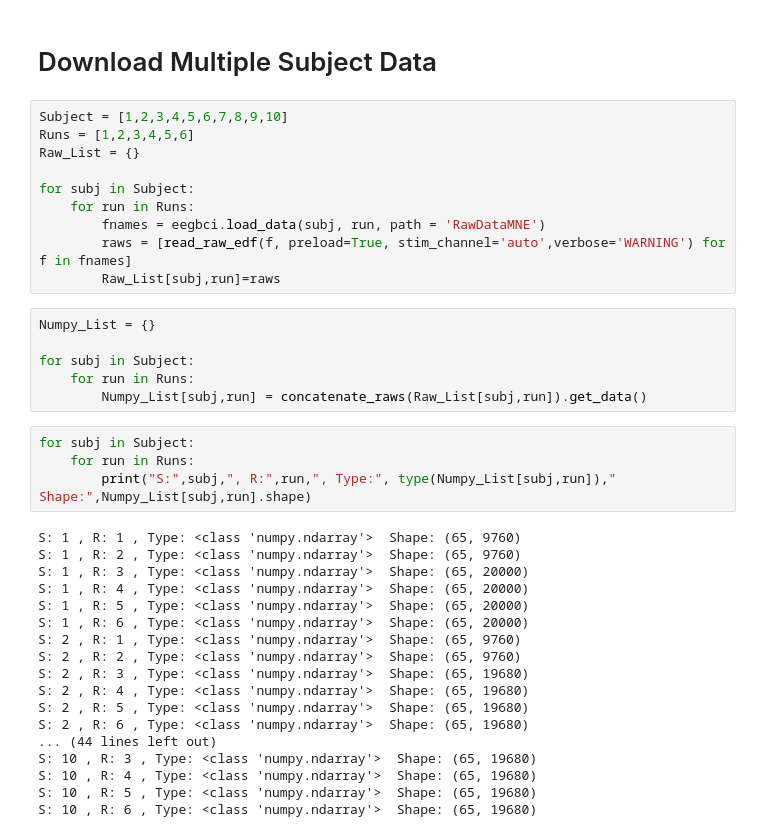
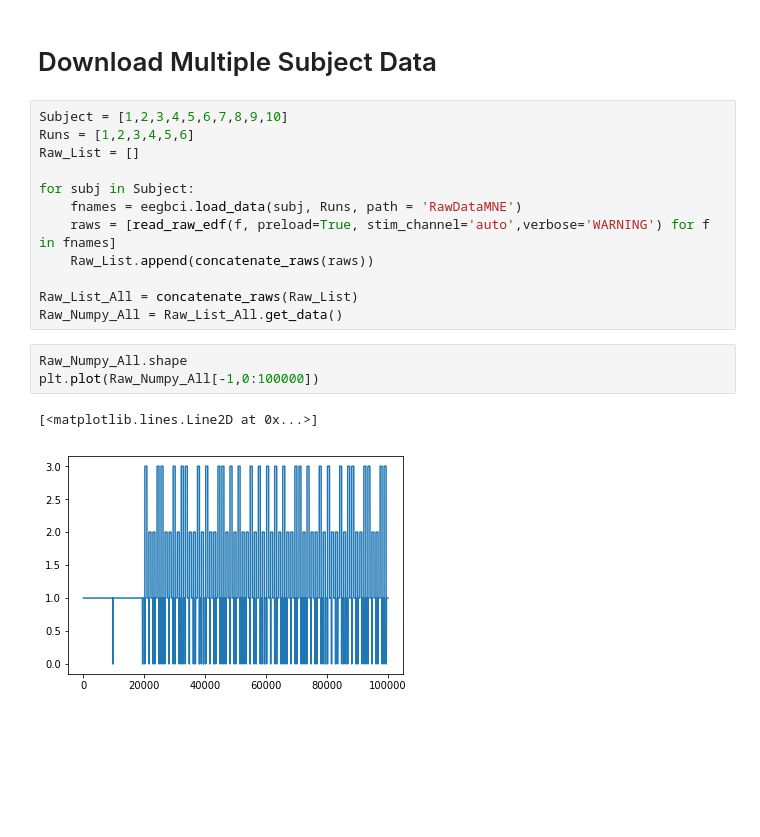
Before and after one commit to jpenalve/MLcourseProject, a Jupyter notebook: ProjectCode/Main.ipynb, the cells around one changed output. Drawn from its saved outputs; the diff is of its cells as text; blank space fills up the shorter version.

Commit message:
Converted dictionaries to Lists. Concatenated all data (subjects x runs)

```diff
--- a/ProjectCode/Main.ipynb
+++ b/ProjectCode/Main.ipynb
@@ -60,38 +60,18 @@ Type: <class 'numpy.ndarray'>  Shape: (65, 60000)
 # %%
 Subject = [1,2,3,4,5,6,7,8,9,10]
 Runs = [1,2,3,4,5,6]
-Raw_List = {}
+Raw_List = []
 
 for subj in Subject:
-    for run in Runs:
-        fnames = eegbci.load_data(subj, run, path = 'RawDataMNE')
-        raws = [read_raw_edf(f, preload=True, stim_channel='auto',verbose='WARNING') for f in fnames]
-        Raw_List[subj,run]=raws
+    fnames = eegbci.load_data(subj, Runs, path = 'RawDataMNE')
+    raws = [read_raw_edf(f, preload=True, stim_channel='auto',verbose='WARNING') for f in fnames]
+    Raw_List.append(concatenate_raws(raws))
+
+Raw_List_All = concatenate_raws(Raw_List)
+Raw_Numpy_All = Raw_List_All.get_data()
-# %%
-Numpy_List = {}
-
-for subj in Subject:
-    for run in Runs:
-        Numpy_List[subj,run] = concatenate_raws(Raw_List[subj,run]).get_data()
-# %%
-for subj in Subject:
-    for run in Runs:
-        print("S:",subj,", R:",run,", Type:", type(Numpy_List[subj,run])," Shape:",Numpy_List[subj,run].shape)
-# %% [output]
-S: 1 , R: 1 , Type: <class 'numpy.ndarray'>  Shape: (65, 9760)
-S: 1 , R: 2 , Type: <class 'numpy.ndarray'>  Shape: (65, 9760)
-S: 1 , R: 3 , Type: <class 'numpy.ndarray'>  Shape: (65, 20000)
-S: 1 , R: 4 , Type: <class 'numpy.ndarray'>  Shape: (65, 20000)
-S: 1 , R: 5 , Type: <class 'numpy.ndarray'>  Shape: (65, 20000)
-S: 1 , R: 6 , Type: <class 'numpy.ndarray'>  Shape: (65, 20000)
-S: 2 , R: 1 , Type: <class 'numpy.ndarray'>  Shape: (65, 9760)
-S: 2 , R: 2 , Type: <class 'numpy.ndarray'>  Shape: (65, 9760)
-S: 2 , R: 3 , Type: <class 'numpy.ndarray'>  Shape: (65, 19680)
-S: 2 , R: 4 , Type: <class 'numpy.ndarray'>  Shape: (65, 19680)
-S: 2 , R: 5 , Type: <class 'numpy.ndarray'>  Shape: (65, 19680)
-S: 2 , R: 6 , Type: <class 'numpy.ndarray'>  Shape: (65, 19680)
-... (44 lines left out)
-S: 10 , R: 3 , Type: <class 'numpy.ndarray'>  Shape: (65, 19680)
-S: 10 , R: 4 , Type: <class 'numpy.ndarray'>  Shape: (65, 19680)
-S: 10 , R: 5 , Type: <class 'numpy.ndarray'>  Shape: (65, 19680)
-S: 10 , R: 6 , Type: <class 'numpy.ndarray'>  Shape: (65, 19680)
+# %%
+Raw_Numpy_All.shape
+plt.plot(Raw_Numpy_All[-1,0:100000])
+# %% [output]
+[<matplotlib.lines.Line2D at 0x...>]
+[figure, added]
```
Also changed, not shown: 1 other file.
